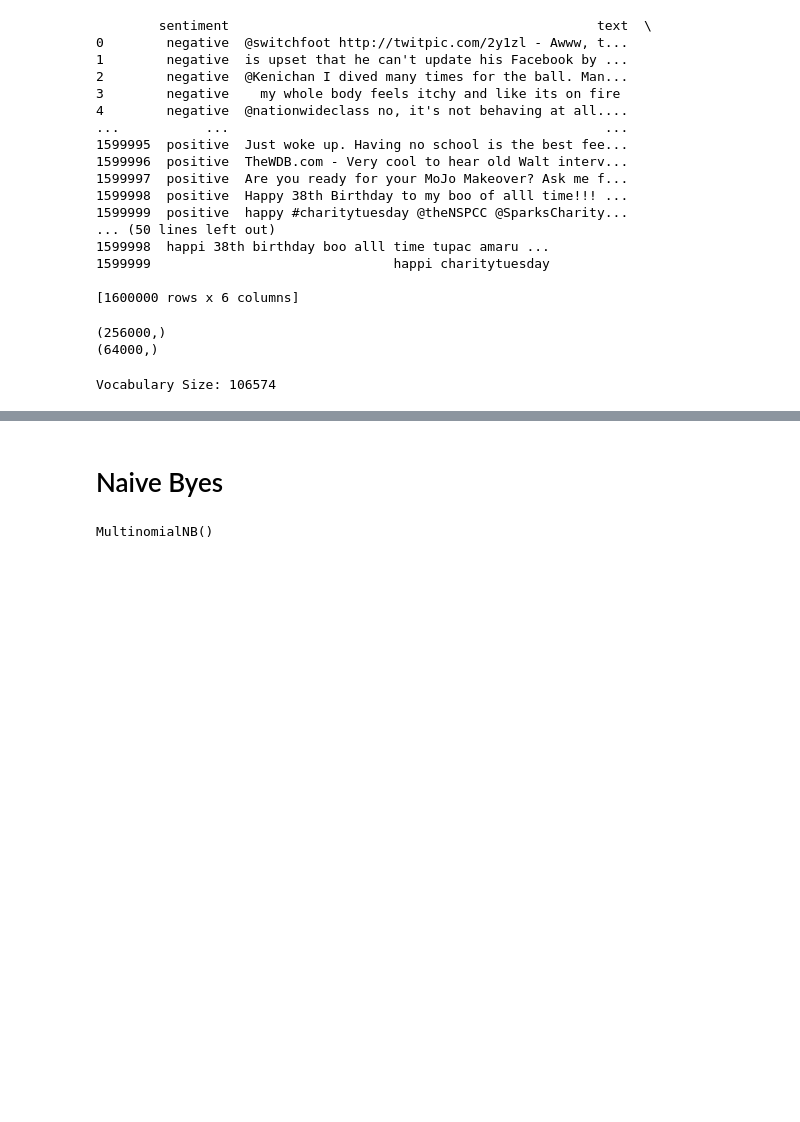
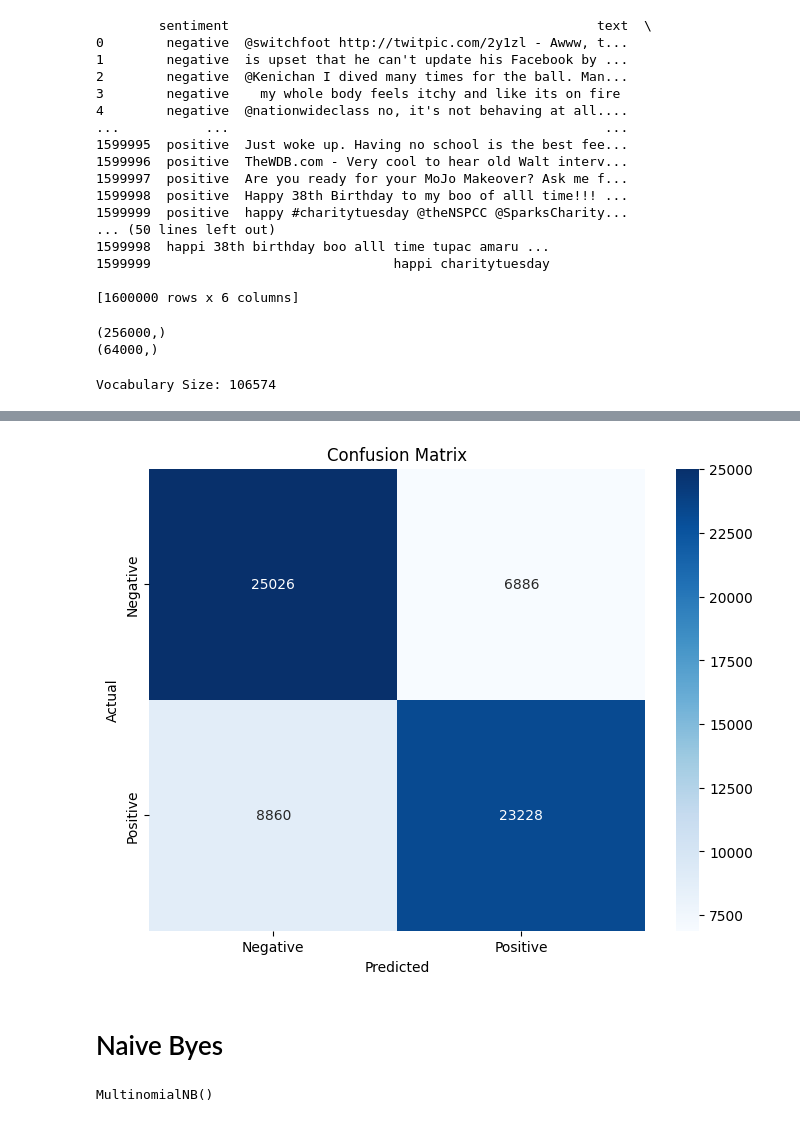
Before and after one commit to Gaurav-88074/DS-Project, a Jupyter notebook: p_code.ipynb, the cells around one changed output, grey strips where cells are left out. Saved outputs shown, nothing was run; the diff lists cells and outputs as text; code cells hidden in the pictures; blank space fills up the shorter version.

```diff
--- a/p_code.ipynb
+++ b/p_code.ipynb
@@ -183,0 +186,9 @@ Vocabulary Size: 106574
+# %%
+# Model training
+model = RandomForestClassifier(n_estimators=20)
+history = model.fit(X_train_vec, y_train)
+# %%
+# Model evaluation
+y_pred = model.predict(X_test_vec)
+print(f'Accuracy: {accuracy_score(y_test, y_pred)}')
+print(classification_report(y_test, y_pred))
@@ -184,3 +205,14 @@ Vocabulary Size: 106574
+# %%
+cm = confusion_matrix(y_test, y_pred)
+
+plt.figure(figsize=(8, 6))
+sns.heatmap(cm, annot=True, fmt='d', cmap='Blues', xticklabels=['Negative', 'Positive'], yticklabels=['Negative', 'Positive'])
+plt.ylabel('Actual')
+plt.xlabel('Predicted')
+plt.title('Confusion Matrix')
+plt.show()
+# %% [output]
+[figure, added]
 # %% [markdown]
 # Naive Byes
 # %%
```
Also changed, not shown: parts of 11 cells of this notebook, 7 other files.
